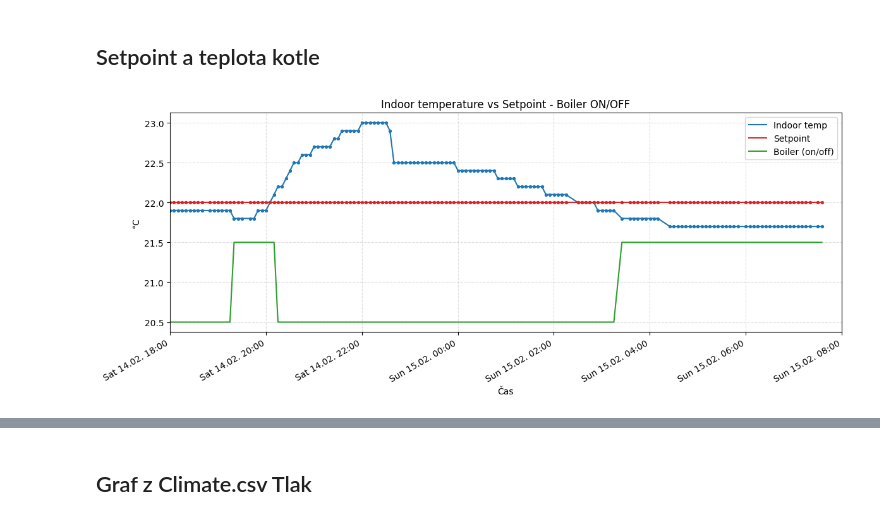
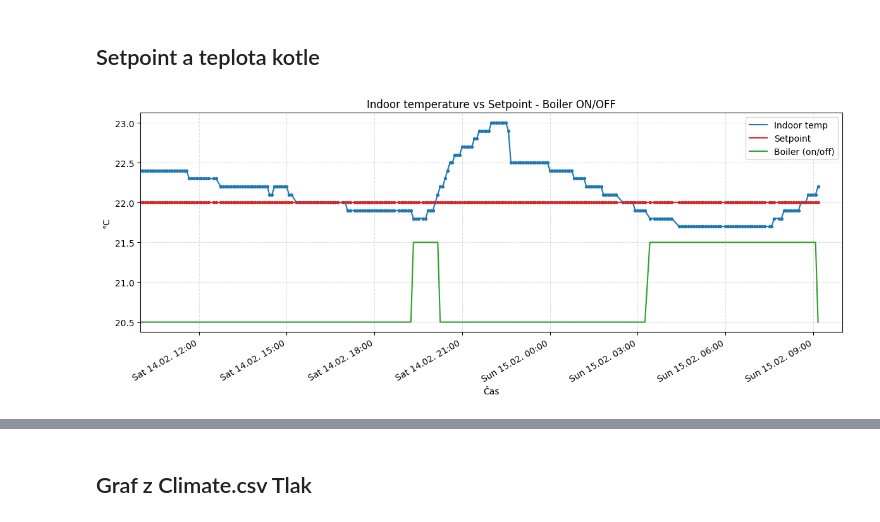
Before and after one commit to MarekCoderslab/Teploty_kotle, a Jupyter notebook: Teplota_kotle.ipynb, the cells around one changed output, grey strips where cells are left out. Drawn from its saved outputs; the diff is of its cells as text; code cells hidden in the pictures.

```diff
--- a/Teplota_kotle.ipynb
+++ b/Teplota_kotle.ipynb
@@ -281,6 +281,14 @@ plt.tight_layout()
 plt.show()
 # %% [output]
 [figure]
+# %%
+# timezone-aware
+start_tz = pd.Timestamp("2026-02-14 10:00:00", tz="Europe/Prague")
+end_tz   = pd.Timestamp("2026-02-15 10:00:00", tz="Europe/Prague")
+
+# timezone-naive
+start_naive = start_tz.tz_localize(None)
+end_naive   = end_tz.tz_localize(None)
 # %% [markdown]
 ## Nový soubor raspberry teplota_log.csv
 # %%
@@ -394,8 +402,7 @@ import matplotlib.dates as mdates
 df_climate["time"] = pd.to_datetime(df_climate["timestamp"], unit="s") + pd.to_timedelta(1, "h")
 
 # --- ČASOVÉ OKNO (naivní, protože df_climate["time"] je také naivní) ---
-start_time = pd.Timestamp("2026-02-14 18:00:00")
-end_time   = pd.Timestamp("2026-02-15 8:00:00")
+
 
 # -----------------------------
 # GRAF
@@ -404,35 +411,35 @@ fig, ax = plt.subplots(figsize=(12, 5))
 
 # Indoor temp
 ax.plot(df_climate["time"], df_climate["temp_indoor"], label="Indoor temp",
         color="tab:blue", linewidth=1.5)
 ax.scatter(df_climate["time"], df_climate["temp_indoor"], s=8, color="tab:blue")
 
 # Setpoint
 ax.plot(df_climate["time"], df_climate["setpoint"], label="Setpoint",
         color="tab:red", linewidth=1.5)
 ax.scatter(df_climate["time"], df_climate["setpoint"], s=8, color="tab:red")
 
 # Boiler (0/1) posunutý nahoru
 ax.plot(df_climate["time"], df_climate["boiler"] + 20.5,
         label="Boiler (on/off)", color="tab:green", linewidth=1.5)
 
 # --- ČASOVÉ OKNO ---
-ax.set_xlim(start_time, end_time)
+ax.set_xlim(start_naive, end_naive)
 
 ax.set_title("Indoor temperature vs Setpoint - Boiler ON/OFF")
 ax.set_xlabel("Čas")
 ax.set_ylabel("°C")
 ax.grid(True, linestyle="--", alpha=0.4)
 ax.legend()
 
 ax.xaxis.set_major_locator(mdates.AutoDateLocator())
 ax.xaxis.set_major_formatter(mdates.DateFormatter('%a %d.%m. %H:%M'))
 fig.autofmt_xdate()
 
 plt.tight_layout()
 plt.show()
 # %% [output]
-[figure, old version]
+[figure, new version]
 # %%
 from IPython.display import Markdown, display
 
```
Also changed, not shown: parts of 9 cells of this notebook, 4 other files.
